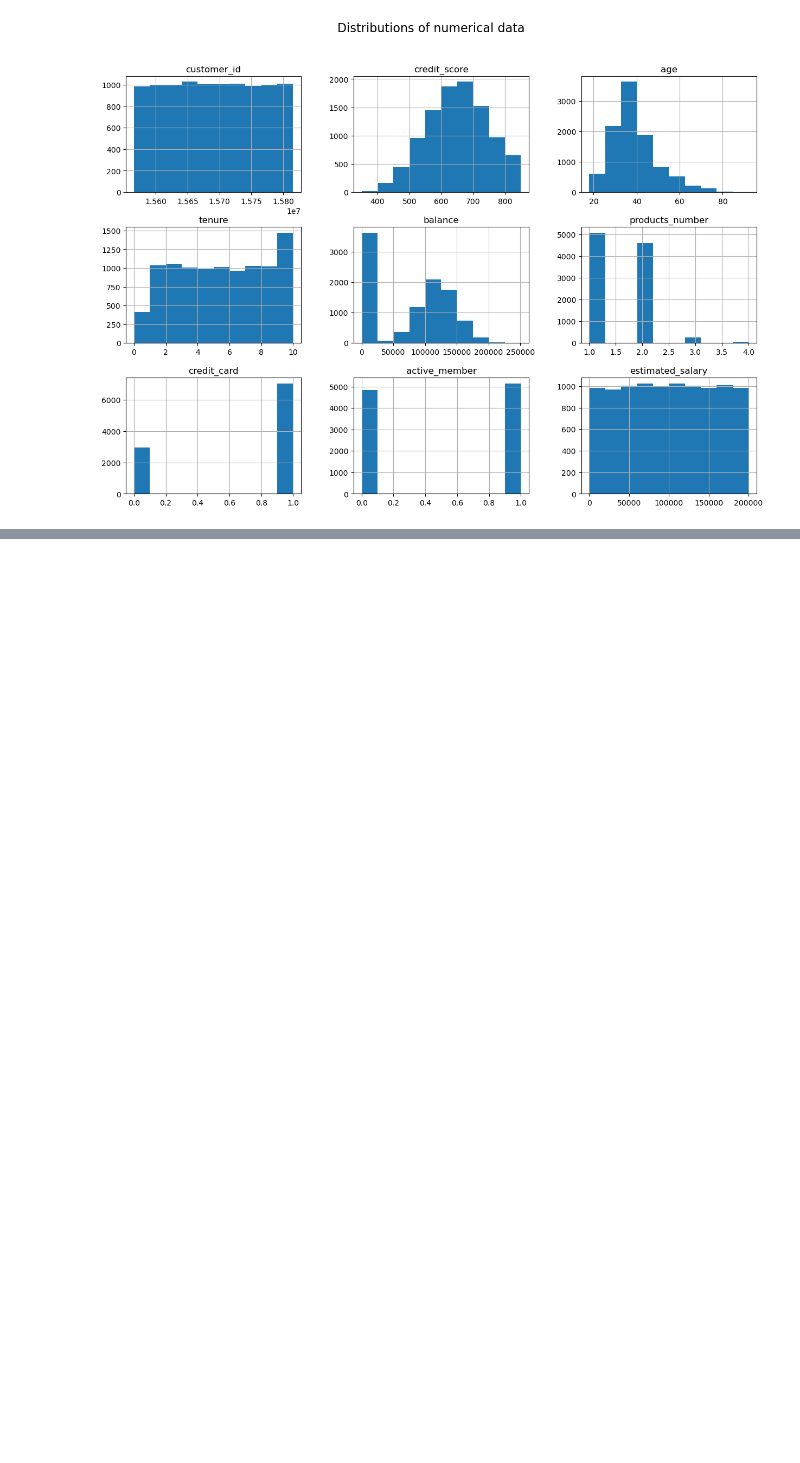
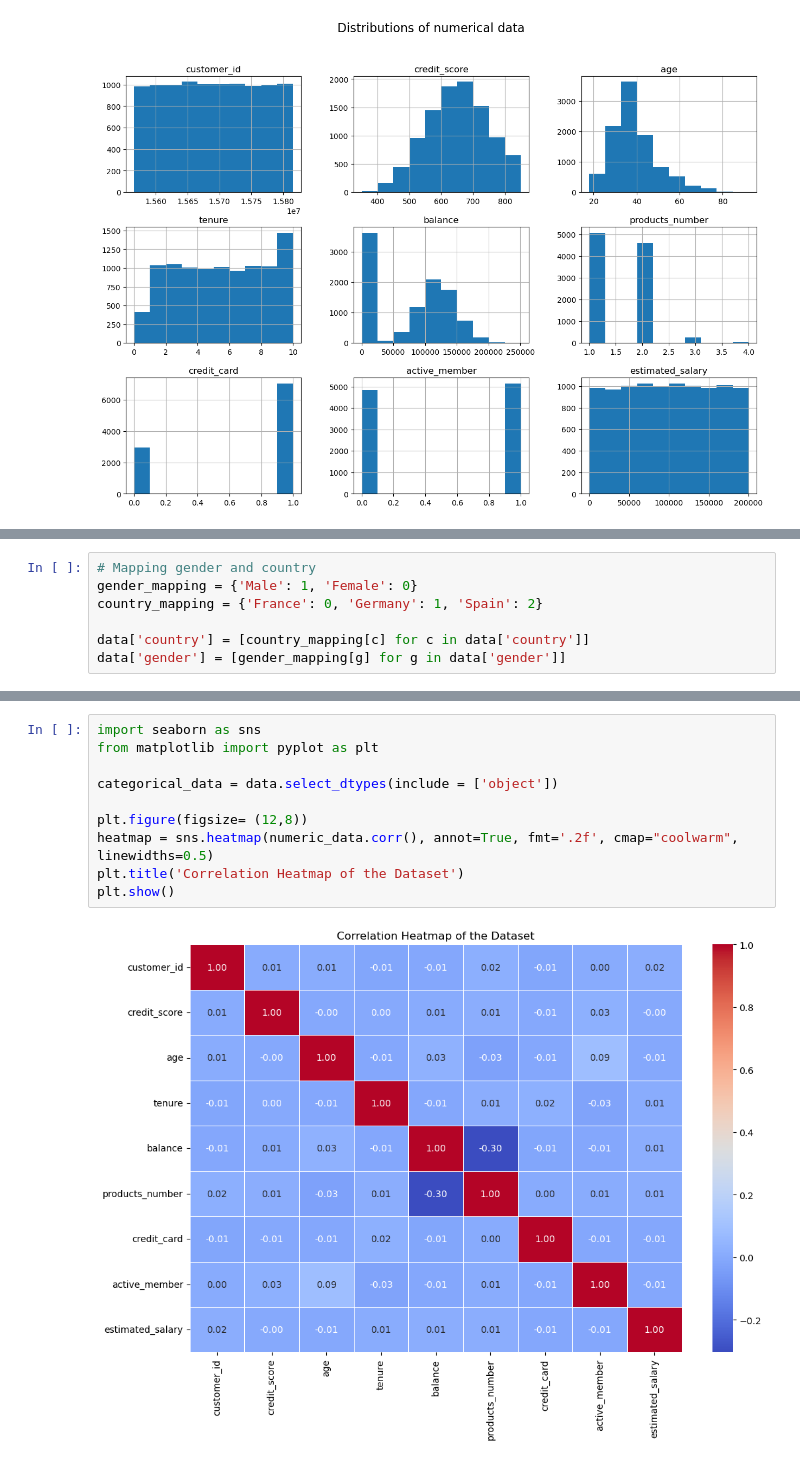
Before and after one commit to adrianaazman/Bank-Churn-Analysis, a Jupyter notebook: Main Bank Churn Analysis.ipynb, the cells around one changed output, grey strips where cells are left out. Cells and saved outputs as stored; diff of their text form; blank space fills up the shorter version.

Commit message:
Adding a bit more data exploration and preparing the data for ML

```diff
--- a/Main Bank Churn Analysis.ipynb
+++ b/Main Bank Churn Analysis.ipynb
@@ -85,0 +129,7 @@ print()
+# %%
+# Mapping gender and country
+gender_mapping = {'Male': 1, 'Female': 0}
+country_mapping = {'France': 0, 'Germany': 1, 'Spain': 2}
+
+data['country'] = [country_mapping[c] for c in data['country']]
+data['gender'] = [gender_mapping[g] for g in data['gender']]
@@ -85,0 +145,12 @@ print()
+# %%
+import seaborn as sns
+from matplotlib import pyplot as plt
+
+categorical_data = data.select_dtypes(include = ['object'])
+
+plt.figure(figsize= (12,8))
+heatmap = sns.heatmap(numeric_data.corr(), annot=True, fmt='.2f', cmap="coolwarm", linewidths=0.5)
+plt.title('Correlation Heatmap of the Dataset')
+plt.show()
+# %% [output]
+[figure, added]
```
Also changed, not shown: parts of 5 cells of this notebook.
